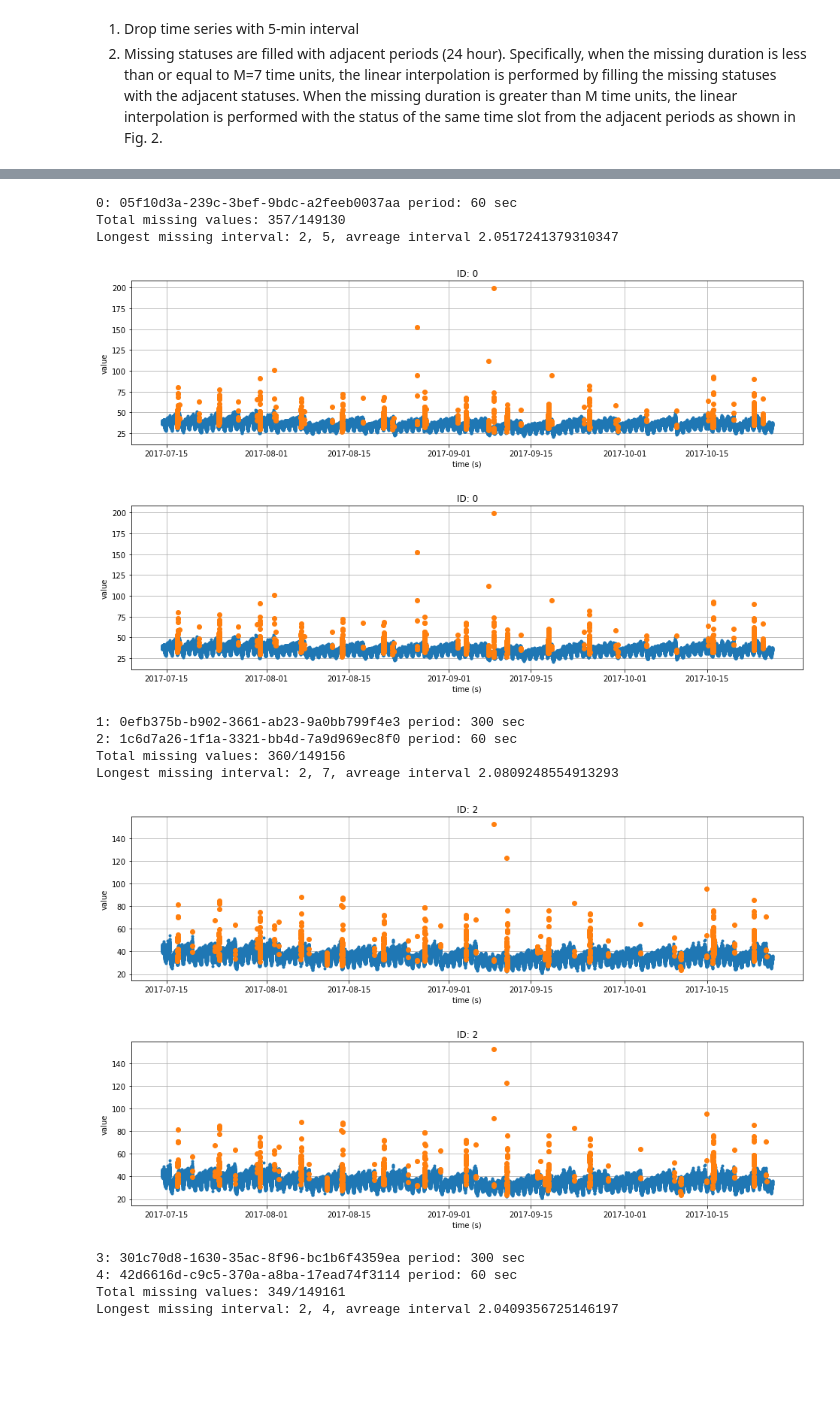
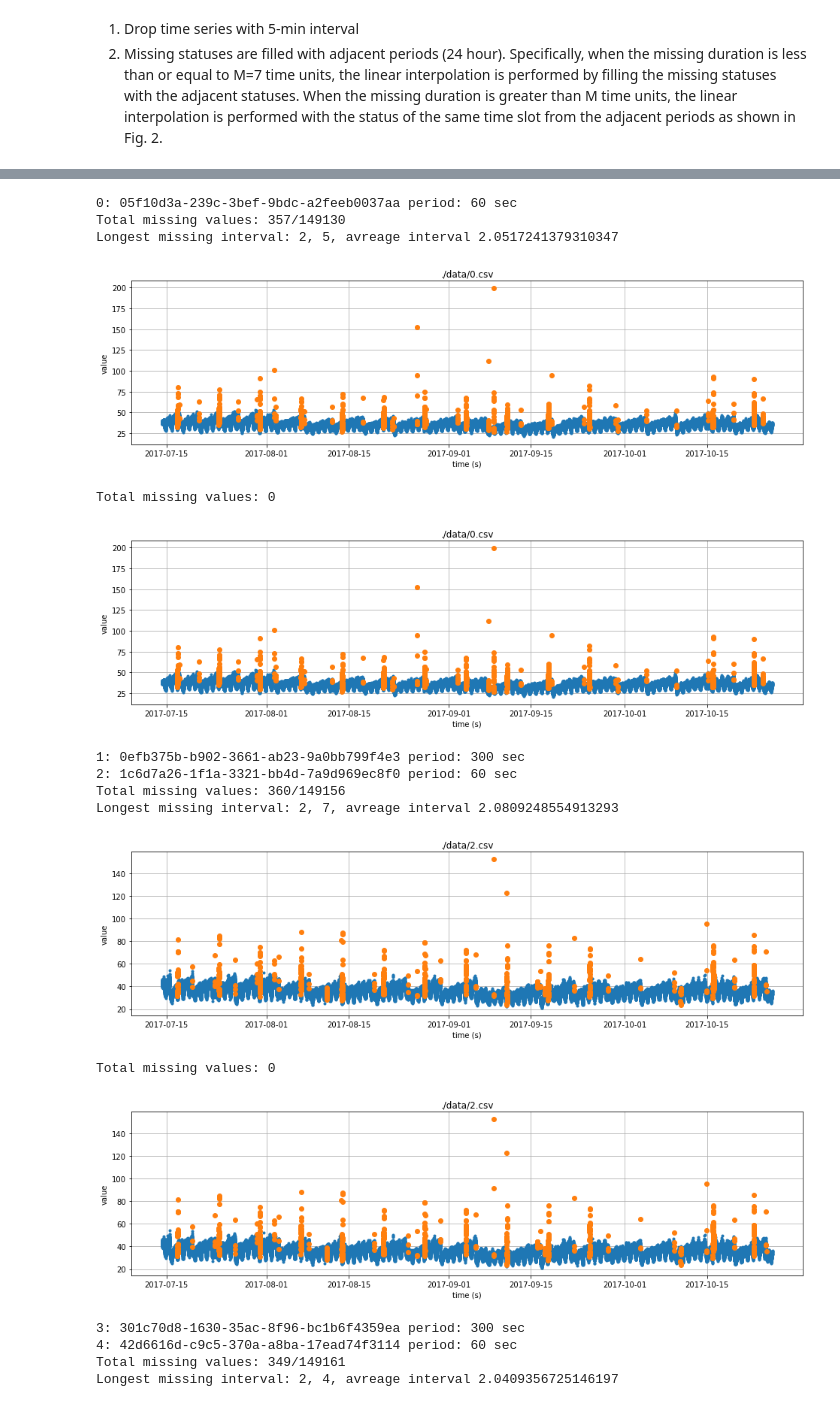
Before and after one commit to zloelias/hse-project-vae-lstm, a Jupyter notebook: observe-data.ipynb, the cells around one changed output, grey strips where cells are left out. Saved outputs shown, nothing was run; the diff lists cells and outputs as text; code cells hidden in the pictures; blank space fills up the shorter version.

Commit message:
data imputation fix

```diff
--- a/observe-data.ipynb
+++ b/observe-data.ipynb
@@ -43,7 +43,7 @@ def plot_anomaly(df, num):
     ax.plot(t_a, v_a, 'o')
 
     ax.set(xlabel='time (s)', ylabel='value',
-           title=f'ID: {num}')
+           title=f'./data/{num}.csv')
     ax.grid()
 
     fig.savefig(f"./data/{num}.png")
@@ -60,9 +60,9 @@ def check_missing_timestamp(df):
     return missing_intervals, missing_intervals_len
 # %%
 def interpolate(ts, label, kpi_id, a, b):
-    if np.isnan(ts[a]):
+    if a < 0: #np.isnan(ts[a]):
         return ts[b], label[b], kpi_id[b]
-    elif np.isnan(ts[b]):
+    elif b >= len(ts): #np.isnan(ts[b]):
         return ts[a], label[a], kpi_id[a]
     else:
         return (ts[a] + ts[b]) / 2, max(label[a], label[b]), kpi_id[a]
@@ -84,6 +84,7 @@ def impute(df, m=7, period=60*24):
                 i_next_not_null += 1
                 if not np.isnan(v[i_next_not_null]):
                     break
+
             if i_next_not_null - i <= m:
                 v[i], label[i], kpi[i]  = interpolate(v, label, kpi, i-1, i_next_not_null)
             else:
@@ -106,39 +107,42 @@ def impute(df, m=7, period=60*24):
     df['KPI ID'] = kpi
     return df
 # %%
-num = 0
+num = 1
 files = []
 for num in range(len(uuids)):
     uuid = uuids.index[num]
     df0 = df[df['KPI ID'] == uuid]
     period = df0.timestamp.values[1] - df0.timestamp.values[0]
     print(f'{num}: {uuid} period: {period} sec')
     if (period > 60):
         continue
     missing_intervals, missing_intervals_len = check_missing_timestamp(df0)
     print(f'Total missing values: {sum(missing_intervals_len)}/{len(df0)}')
     print(f'Longest missing interval: {min(missing_intervals_len)}, {max(missing_intervals_len)}, avreage interval {np.mean(missing_intervals_len)}')
     idx = pd.to_datetime(df0['timestamp'].apply(lambda x: pd.Timestamp(x, unit='s')))
     df1 = df0.set_index(idx).loc[:,['value', 'label', 'KPI ID']].resample('1min').asfreq()#.fillna(0)
     plot_anomaly(df1, num)
     df2 = impute(df1)
+    print(f'Total missing values: {df2.value.isnull().sum()}')
     plot_anomaly(df2, num)
-    num += 1
     files.append(f'./data/{num}.csv')
     df2.to_csv(f'./data/{num}.csv', sep=',')
+    num += 1
 # %% [output]
 0: 05f10d3a-239c-3bef-9bdc-a2feeb0037aa period: 60 sec
 Total missing values: 357/149130
 Longest missing interval: 2, 5, avreage interval 2.0517241379310347
-[figure, old version]
+[figure, new version]
+Total missing values: 0
-[figure, old version]
+[figure, new version]
-1: 0efb375b-b902-3661-ab23-9a0bb799f4e3 period: 300 sec
-2: 1c6d7a26-1f1a-3321-bb4d-7a9d969ec8f0 period: 60 sec
-Total missing values: 360/149156
-Longest missing interval: 2, 7, avreage interval 2.0809248554913293
+1: 0efb375b-b902-3661-ab23-9a0bb799f4e3 period: 300 sec
+2: 1c6d7a26-1f1a-3321-bb4d-7a9d969ec8f0 period: 60 sec
+Total missing values: 360/149156
+Longest missing interval: 2, 7, avreage interval 2.0809248554913293
-[figure, old version]
+[figure, new version]
+Total missing values: 0
-[figure, old version]
+[figure, new version]
-3: 301c70d8-1630-35ac-8f96-bc1b6f4359ea period: 300 sec
-4: 42d6616d-c9c5-370a-a8ba-17ead74f3114 period: 60 sec
-Total missing values: 349/149161
-Longest missing interval: 2, 4, avreage interval 2.0409356725146197
+3: 301c70d8-1630-35ac-8f96-bc1b6f4359ea period: 300 sec
+4: 42d6616d-c9c5-370a-a8ba-17ead74f3114 period: 60 sec
+Total missing values: 349/149161
+Longest missing interval: 2, 4, avreage interval 2.0409356725146197
```
Also changed, not shown: parts of 13 cells of this notebook, 22 other files.
